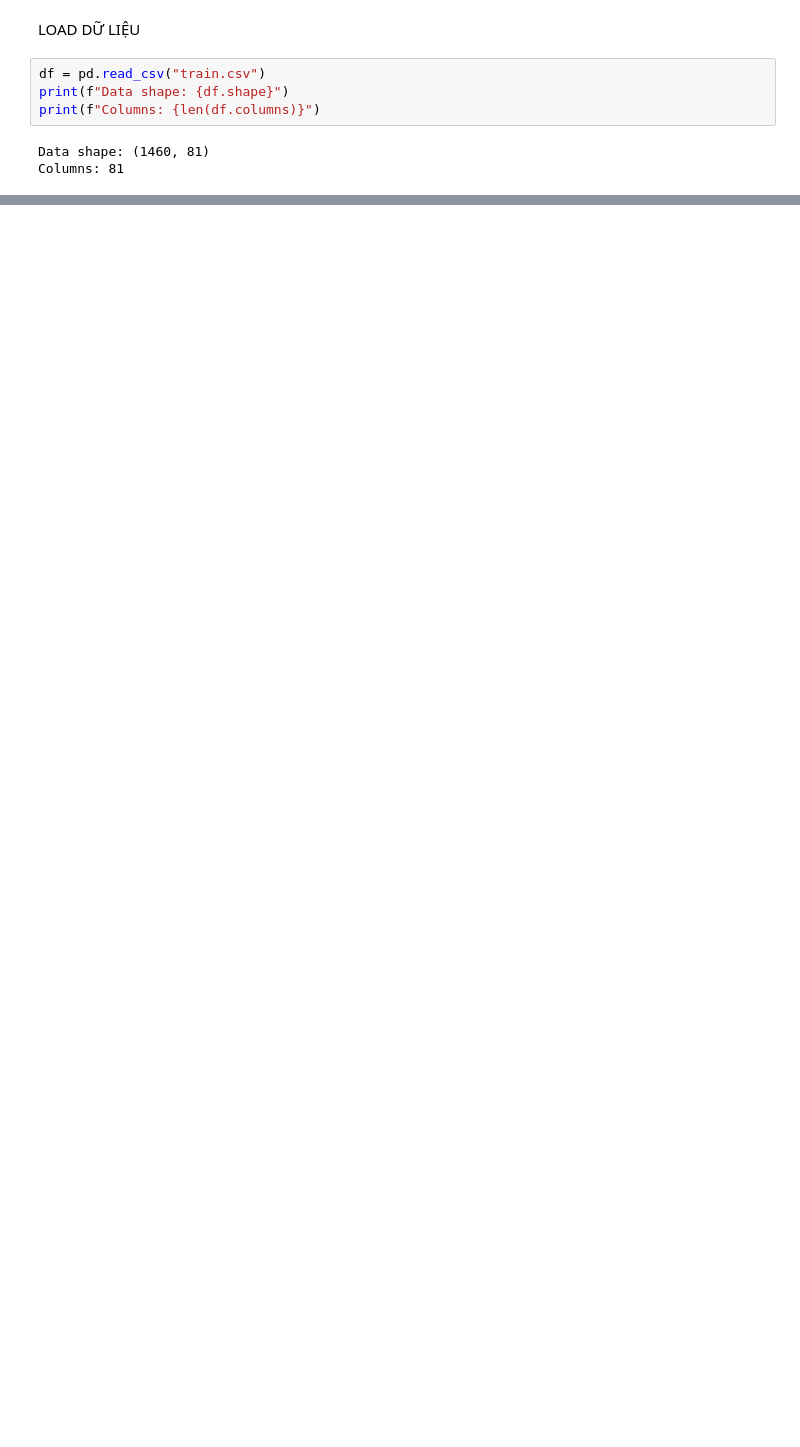
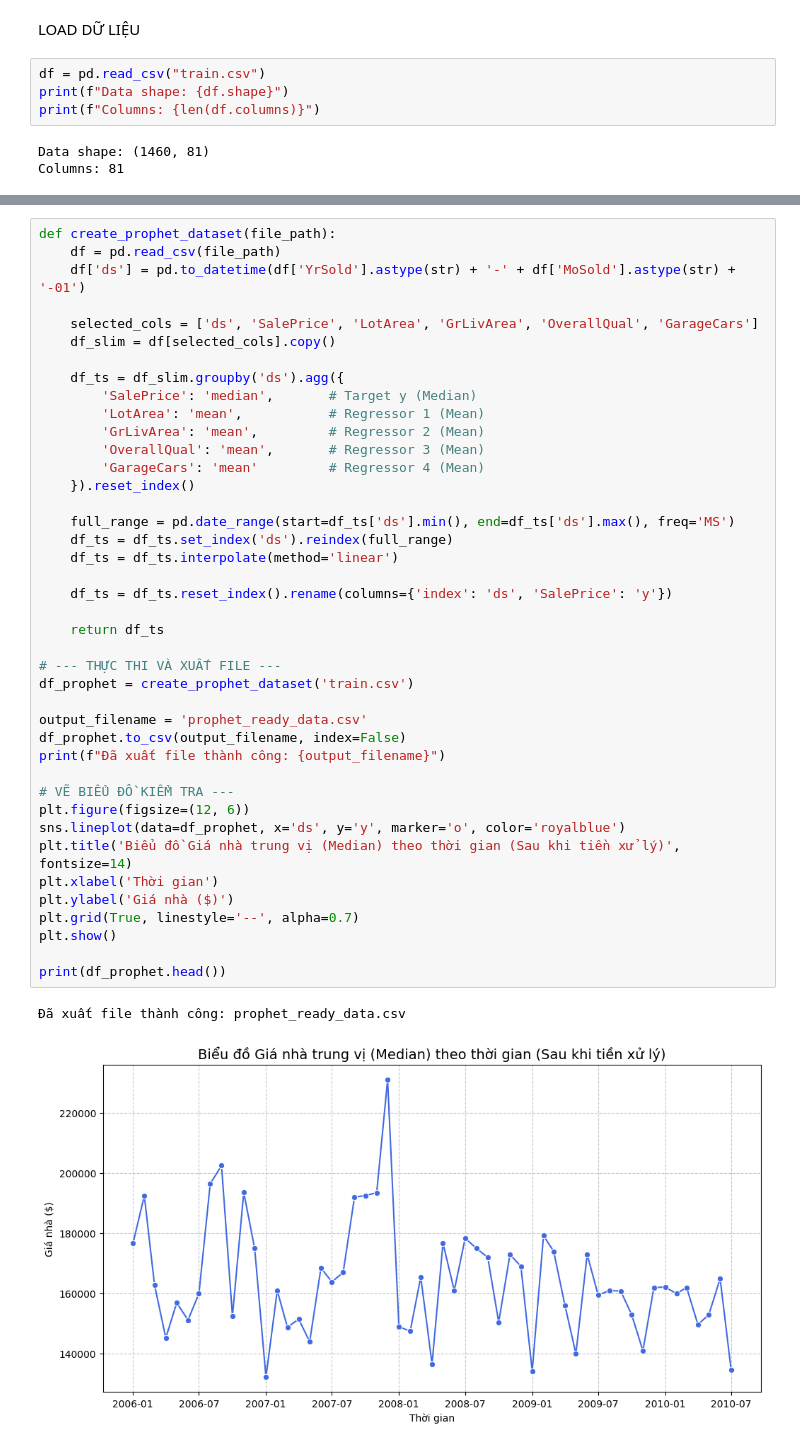
Before and after one commit to QuangTrongLeo/house-price-data-mining, a Jupyter notebook: house-price.ipynb, the cells around one changed output, grey strips where cells are left out. Drawn from its saved outputs; the diff is of its cells as text; blank space fills up the shorter version.

```diff
--- a/house-price.ipynb
+++ b/house-price.ipynb
@@ -415,0 +214,44 @@ Selected regressors for Prophet: ['OverallQual', 'GrLivArea', 'GarageCars', 'Gar
+# %%
+def create_prophet_dataset(file_path):
+    df = pd.read_csv(file_path)
+    df['ds'] = pd.to_datetime(df['YrSold'].astype(str) + '-' + df['MoSold'].astype(str) + '-01')
+
+    selected_cols = ['ds', 'SalePrice', 'LotArea', 'GrLivArea', 'OverallQual', 'GarageCars']
+    df_slim = df[selected_cols].copy()
+
+    df_ts = df_slim.groupby('ds').agg({
+        'SalePrice': 'median',       # Target y (Median)
+        'LotArea': 'mean',           # Regressor 1 (Mean)
+        'GrLivArea': 'mean',         # Regressor 2 (Mean)
+        'OverallQual': 'mean',       # Regressor 3 (Mean)
+        'GarageCars': 'mean'         # Regressor 4 (Mean)
+    }).reset_index()
+
+    full_range = pd.date_range(start=df_ts['ds'].min(), end=df_ts['ds'].max(), freq='MS')
+    df_ts = df_ts.set_index('ds').reindex(full_range)
+    df_ts = df_ts.interpolate(method='linear')
+
+    df_ts = df_ts.reset_index().rename(columns={'index': 'ds', 'SalePrice': 'y'})
+
+    return df_ts
+
+# --- THỰC THI VÀ XUẤT FILE ---
+df_prophet = create_prophet_dataset('train.csv')
+
+output_filename = 'prophet_ready_data.csv'
+df_prophet.to_csv(output_filename, index=False)
+print(f"Đã xuất file thành công: {output_filename}")
+
+# VẼ BIỂU ĐỒ KIỂM TRA ---
+plt.figure(figsize=(12, 6))
+sns.lineplot(data=df_prophet, x='ds', y='y', marker='o', color='royalblue')
+plt.title('Biểu đồ Giá nhà trung vị (Median) theo thời gian (Sau khi tiền xử lý)', fontsize=14)
+plt.xlabel('Thời gian')
+plt.ylabel('Giá nhà ($)')
+plt.grid(True, linestyle='--', alpha=0.7)
+plt.show()
+
+print(df_prophet.head())
+# %% [output]
+Đã xuất file thành công: prophet_ready_data.csv
+[figure, added]
```
Also changed, not shown: parts of 24 cells of this notebook, 1 other file.
